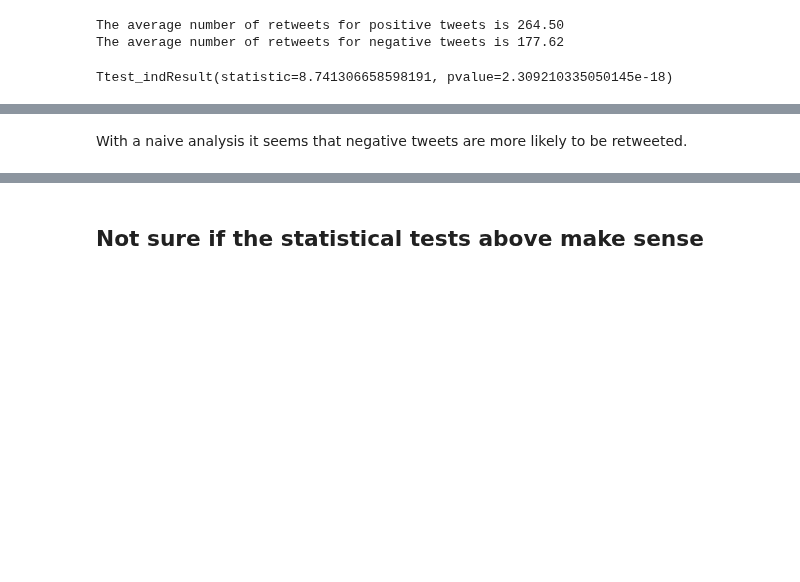
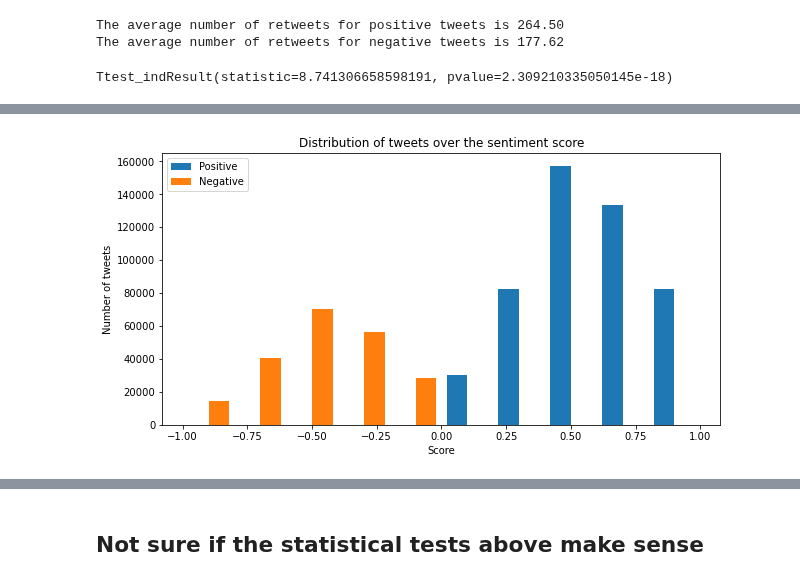
Before and after one commit to epfl-ada/ada-2020-project-milestone-p3-p3_musetti-adaletti, a Jupyter notebook: Creative_extension_analysis.ipynb, the cells around one changed output, grey strips where cells are left out. Drawn from its saved outputs; the diff is of its cells as text; code cells hidden in the pictures; blank space fills up the shorter version.

Commit message:
Some plots

```diff
--- a/Creative_extension_analysis.ipynb
+++ b/Creative_extension_analysis.ipynb
@@ -765,2 +704,12 @@ MannwhitneyuResult(statistic=51940187884.5, pvalue=1.9290085424144036e-08)
-# %% [markdown]
-With a naive analysis it seems that negative tweets are more likely to be retweeted.
+# %%
+# Distribution of tweets over the sentiment score
+
+plt.figure(figsize=(10,5))
+plt.hist([pos_sents.sent_score, neg_sents.sent_score], bins=10, label=['Positive', 'Negative'])
+plt.legend(loc = 'upper left')
+plt.title('Distribution of tweets over the sentiment score')
+plt.xlabel('Score')
+plt.ylabel('Number of tweets')
+plt.show()
+# %% [output]
+[figure, added]
```
Also changed, not shown: parts of 14 cells of this notebook.
